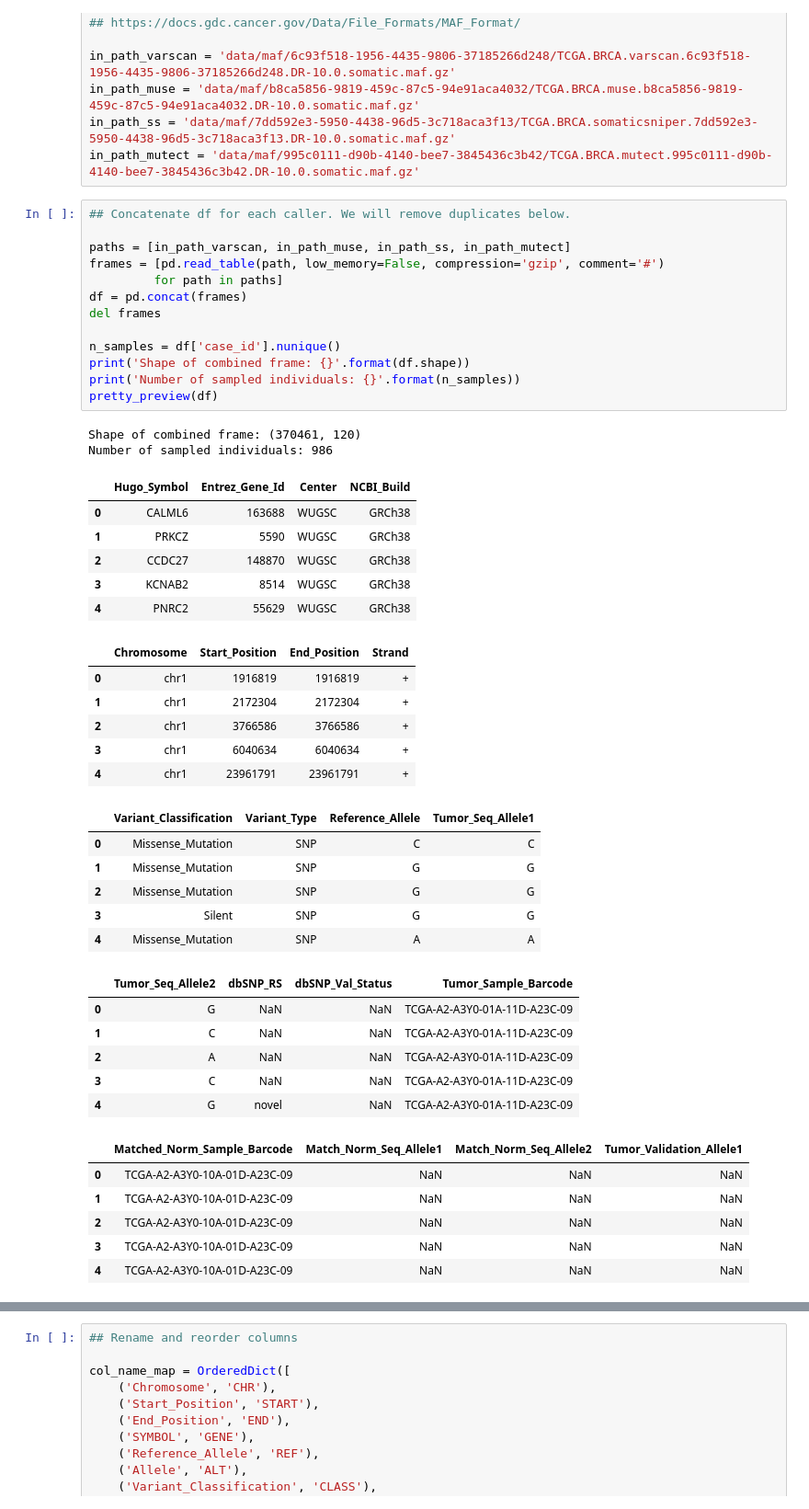
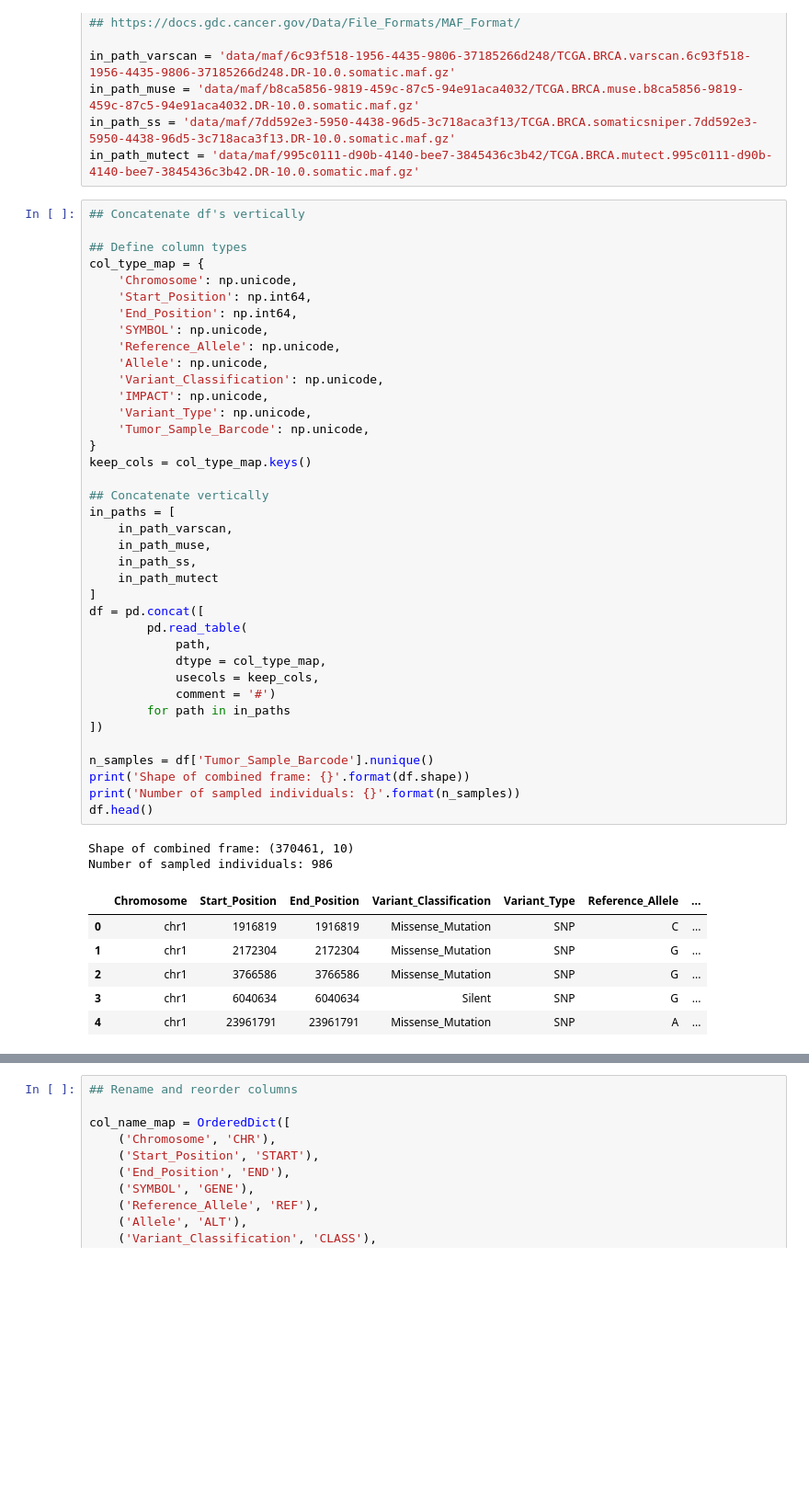
Before and after one commit to carMartinez/eda_python_vs_r, a Jupyter notebook: python_explore.ipynb, the cells around one changed output, grey strips where cells are left out. Shown at 92% size. Cells and saved outputs as stored; diff of their text form; blank space fills up the shorter version.

```diff
--- a/python_explore.ipynb
+++ b/python_explore.ipynb
@@ -44,48 +22,49 @@ in_path_muse = 'data/maf/b8ca5856-9819-459c-87c5-94e91aca4032/TCGA.BRCA.muse.b8c
 in_path_ss = 'data/maf/7dd592e3-5950-4438-96d5-3c718aca3f13/TCGA.BRCA.somaticsniper.7dd592e3-5950-4438-96d5-3c718aca3f13.DR-10.0.somatic.maf.gz'
 in_path_mutect = 'data/maf/995c0111-d90b-4140-bee7-3845436c3b42/TCGA.BRCA.mutect.995c0111-d90b-4140-bee7-3845436c3b42.DR-10.0.somatic.maf.gz'
 # %%
-## Concatenate df for each caller. We will remove duplicates below.
+## Concatenate df's vertically
 
-paths = [in_path_varscan, in_path_muse, in_path_ss, in_path_mutect]
-frames = [pd.read_table(path, low_memory=False, compression='gzip', comment='#')
-         for path in paths]
-df = pd.concat(frames)
-del frames
+## Define column types
+col_type_map = {
+    'Chromosome': np.unicode,
+    'Start_Position': np.int64,
+    'End_Position': np.int64,
+    'SYMBOL': np.unicode,
+    'Reference_Allele': np.unicode,
+    'Allele': np.unicode,
+    'Variant_Classification': np.unicode,
+    'IMPACT': np.unicode,
+    'Variant_Type': np.unicode,
+    'Tumor_Sample_Barcode': np.unicode,
+}
+keep_cols = col_type_map.keys()
 
-n_samples = df['case_id'].nunique()
+## Concatenate vertically
+in_paths = [
+    in_path_varscan,
+    in_path_muse,
+    in_path_ss,
+    in_path_mutect
+]
+df = pd.concat([
+        pd.read_table(
+            path,
+            dtype = col_type_map,
+            usecols = keep_cols,
+            comment = '#')
+        for path in in_paths
+])
+
+n_samples = df['Tumor_Sample_Barcode'].nunique()
 print('Shape of combined frame: {}'.format(df.shape))
 print('Number of sampled individuals: {}'.format(n_samples))
-pretty_preview(df)
+df.head()
 # %% [output]
-Shape of combined frame: (370461, 120)
+Shape of combined frame: (370461, 10)
 Number of sampled individuals: 986
-|  | Hugo_Symbol | Entrez_Gene_Id | Center | NCBI_Build |
-| 0 | CALML6 | 163688 | WUGSC | GRCh38 |
-| 1 | PRKCZ | 5590 | WUGSC | GRCh38 |
-| 2 | CCDC27 | 148870 | WUGSC | GRCh38 |
-| 3 | KCNAB2 | 8514 | WUGSC | GRCh38 |
-| 4 | PNRC2 | 55629 | WUGSC | GRCh38 |
+|  | Chromosome | Start_Position | End_Position | Variant_Classification | Variant_Type | Reference_Allele | ... |
+| 0 | chr1 | 1916819 | 1916819 | Missense_Mutation | SNP | C | ... |
+| 1 | chr1 | 2172304 | 2172304 | Missense_Mutation | SNP | G | ... |
+| 2 | chr1 | 3766586 | 3766586 | Missense_Mutation | SNP | G | ... |
+| 3 | chr1 | 6040634 | 6040634 | Silent | SNP | G | ... |
+| 4 | chr1 | 23961791 | 23961791 | Missense_Mutation | SNP | A | ... |
-|  | Chromosome | Start_Position | End_Position | Strand |
-| 0 | chr1 | 1916819 | 1916819 | + |
-| 1 | chr1 | 2172304 | 2172304 | + |
-| 2 | chr1 | 3766586 | 3766586 | + |
-| 3 | chr1 | 6040634 | 6040634 | + |
-| 4 | chr1 | 23961791 | 23961791 | + |
-|  | Variant_Classification | Variant_Type | Reference_Allele | Tumor_Seq_Allele1 |
-| 0 | Missense_Mutation | SNP | C | C |
-| 1 | Missense_Mutation | SNP | G | G |
-| 2 | Missense_Mutation | SNP | G | G |
-| 3 | Silent | SNP | G | G |
-| 4 | Missense_Mutation | SNP | A | A |
-|  | Tumor_Seq_Allele2 | dbSNP_RS | dbSNP_Val_Status | Tumor_Sample_Barcode |
-| 0 | G | NaN | NaN | TCGA-A2-A3Y0-01A-11D-A23C-09 |
-| 1 | C | NaN | NaN | TCGA-A2-A3Y0-01A-11D-A23C-09 |
-| 2 | A | NaN | NaN | TCGA-A2-A3Y0-01A-11D-A23C-09 |
-| 3 | C | NaN | NaN | TCGA-A2-A3Y0-01A-11D-A23C-09 |
-| 4 | G | novel | NaN | TCGA-A2-A3Y0-01A-11D-A23C-09 |
-|  | Matched_Norm_Sample_Barcode | Match_Norm_Seq_Allele1 | Match_Norm_Seq_Allele2 | Tumor_Validation_Allele1 |
-| 0 | TCGA-A2-A3Y0-10A-01D-A23C-09 | NaN | NaN | NaN |
-| 1 | TCGA-A2-A3Y0-10A-01D-A23C-09 | NaN | NaN | NaN |
-| 2 | TCGA-A2-A3Y0-10A-01D-A23C-09 | NaN | NaN | NaN |
-| 3 | TCGA-A2-A3Y0-10A-01D-A23C-09 | NaN | NaN | NaN |
-| 4 | TCGA-A2-A3Y0-10A-01D-A23C-09 | NaN | NaN | NaN |
```
Also changed, not shown: parts of 18 cells of this notebook, 3 other files.
